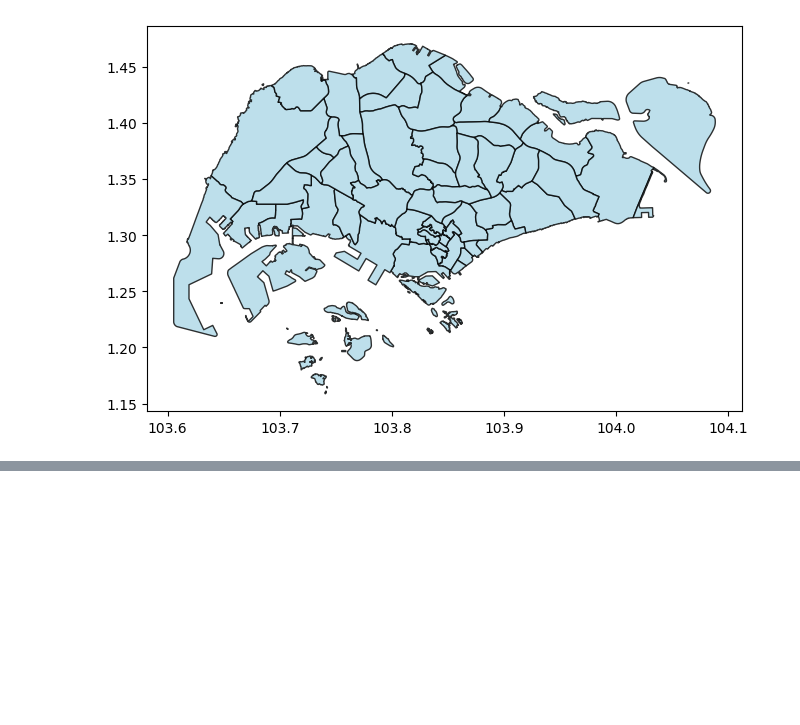
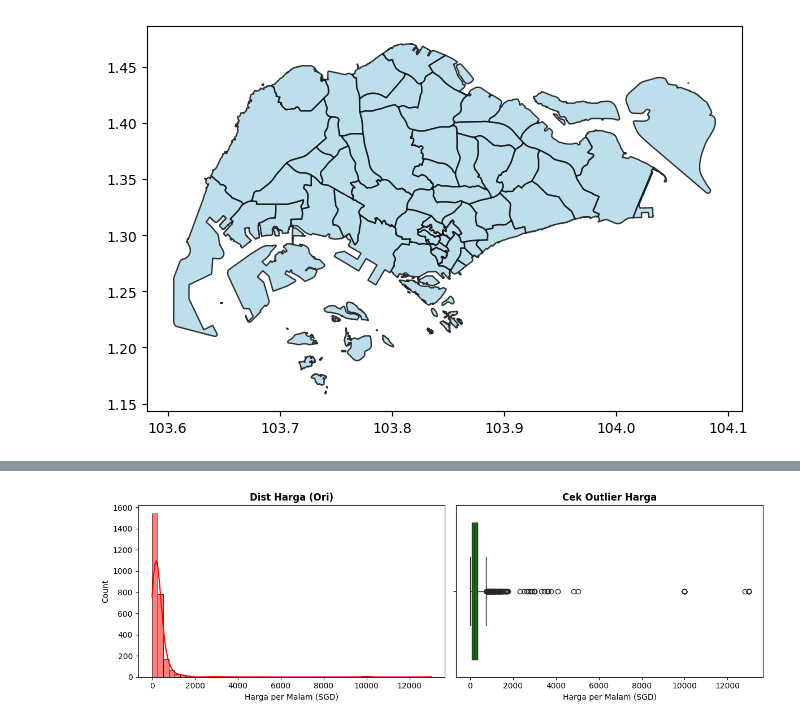
Before and after one commit to gacoanphilia/redo-tsdw, a Jupyter notebook: notebook_analysis.ipynb, the cells around one changed output, grey strips where cells are left out. Drawn from its saved outputs; the diff is of its cells as text; code cells hidden in the pictures; blank space fills up the shorter version.

```diff
--- a/notebook_analysis.ipynb
+++ b/notebook_analysis.ipynb
@@ -90,0 +96,28 @@ plt.show()
+# %%
+def clean_uang(x):
+    if isinstance(x, str):
+        return float(x.replace('$','').replace(',','').strip())
+    return x
+
+def clean_persen(x):
+    if isinstance(x, str):
+        return float(x.replace('%','').strip())
+    return x
+# %%
+listings['price_bersih'] = listings['price'].apply(clean_uang)
+rate = ['host_response_rate', 'host_acceptance_rate']
+for i in rate:
+    if i in listings.columns:
+        listings[i] = listings[i].apply(clean_persen)
+
+import numpy as np
+
+calendar['price'] = calendar['price'].astype(str).replace('nan', np.nan)
+calendar['prirce_bersih'] = calendar['price'].apply(clean_uang)
+
+calendar['is_available'] = calendar['available'].map(
+    {
+        't':1,
+        'f':0
+    }
+)
@@ -90,0 +171,16 @@ plt.show()
+# %%
+plt.figure(figsize = (12,4))
+plt.subplot(1,2,1)
+sns.histplot(listings['price_bersih'],bins=50,kde=True,color='red')
+plt.title('Dist Harga (Ori)', fontweight='bold')
+plt.xlabel('Harga per Malam (SGD)')
+
+plt.subplot(1,2,2)
+sns.boxplot(x=listings['price_bersih'], color='green')
+plt.title('Cek Outlier Harga', fontweight='bold')
+plt.xlabel('Harga per Malam (SGD)')
+
+plt.tight_layout()
+plt.show()
+# %% [output]
+[figure, added]
```
Also changed, not shown: parts of 10 cells of this notebook.
